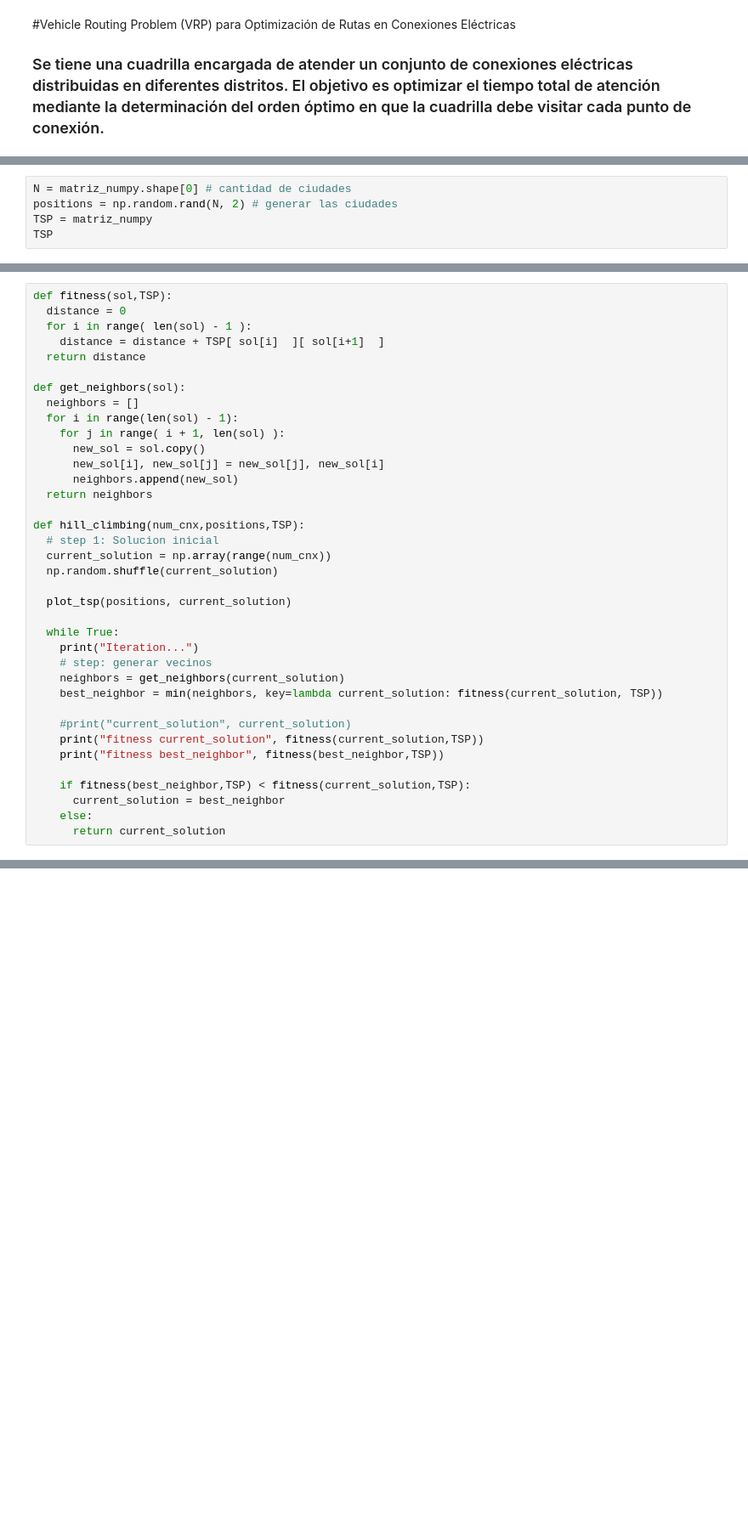
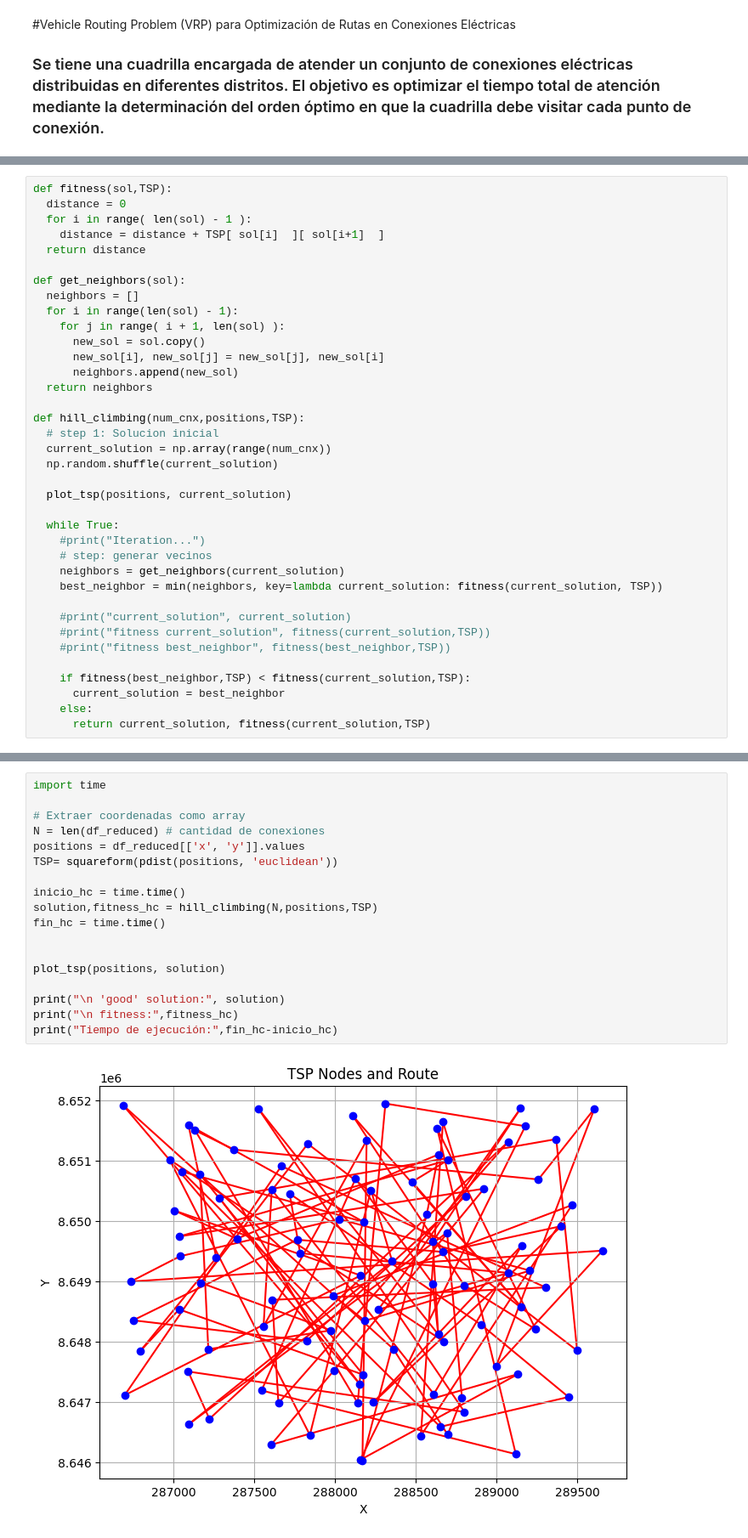
Before and after one commit to diperezbgit/IA-FUNDAMENTALS, a Jupyter notebook: TAREA_2/TAREA_2_HC_SA_pynb.ipynb, the cells around one changed output, grey strips where cells are left out. Shown at 85% size. Saved outputs shown, nothing was run; the diff lists cells and outputs as text; blank space fills up the shorter version.

```diff
--- a/TAREA_2/TAREA_2_HC_SA_pynb.ipynb
+++ b/TAREA_2/TAREA_2_HC_SA_pynb.ipynb
@@ -49,5 +48,0 @@ print(matriz_numpy.shape)
-# %%
-N = matriz_numpy.shape[0] # cantidad de ciudades
-positions = np.random.rand(N, 2) # generar las ciudades
-TSP = matriz_numpy
-TSP
@@ -128,16 +109,16 @@ def hill_climbing(num_cnx,positions,TSP):
   plot_tsp(positions, current_solution)
 
   while True:
-    print("Iteration...")
+    #print("Iteration...")
     # step: generar vecinos
     neighbors = get_neighbors(current_solution)
     best_neighbor = min(neighbors, key=lambda current_solution: fitness(current_solution, TSP))
 
     #print("current_solution", current_solution)
-    print("fitness current_solution", fitness(current_solution,TSP))
-    print("fitness best_neighbor", fitness(best_neighbor,TSP))
+    #print("fitness current_solution", fitness(current_solution,TSP))
+    #print("fitness best_neighbor", fitness(best_neighbor,TSP))
 
     if fitness(best_neighbor,TSP) < fitness(current_solution,TSP):
       current_solution = best_neighbor
     else:
-      return current_solution
+      return current_solution, fitness(current_solution,TSP)
@@ -175,0 +179,20 @@ fitness best_neighbor 49551.53322932558
+# %%
+import time
+
+# Extraer coordenadas como array
+N = len(df_reduced) # cantidad de conexiones
+positions = df_reduced[['x', 'y']].values
+TSP= squareform(pdist(positions, 'euclidean'))
+
+inicio_hc = time.time()
+solution,fitness_hc = hill_climbing(N,positions,TSP)
+fin_hc = time.time()
+
+
+plot_tsp(positions, solution)
+
+print("\n 'good' solution:", solution)
+print("\n fitness:",fitness_hc)
+print("Tiempo de ejecución:",fin_hc-inicio_hc)
+# %% [output]
+[figure, added]
```
Also changed, not shown: parts of 16 cells of this notebook.
